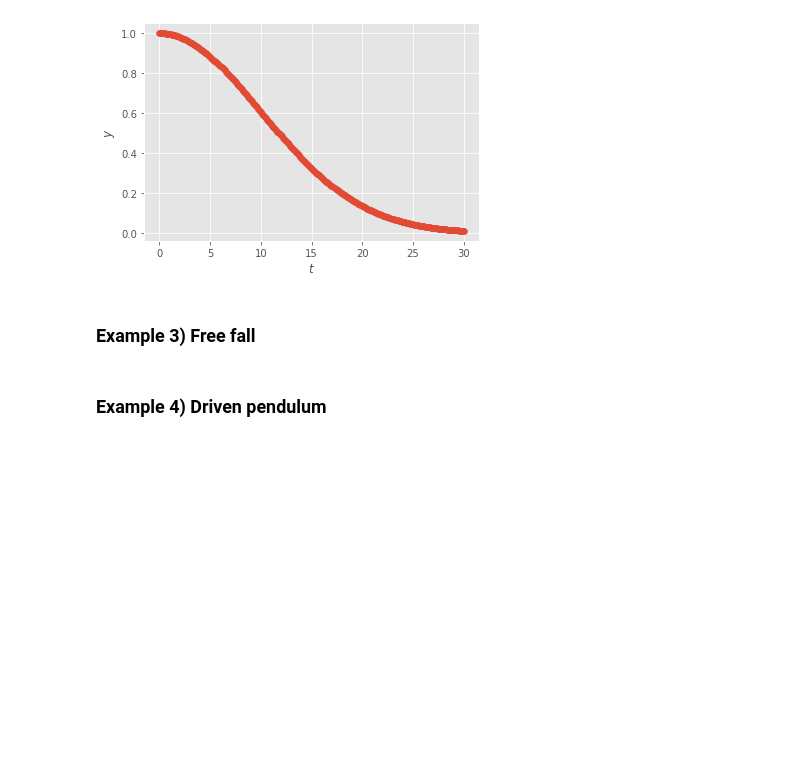
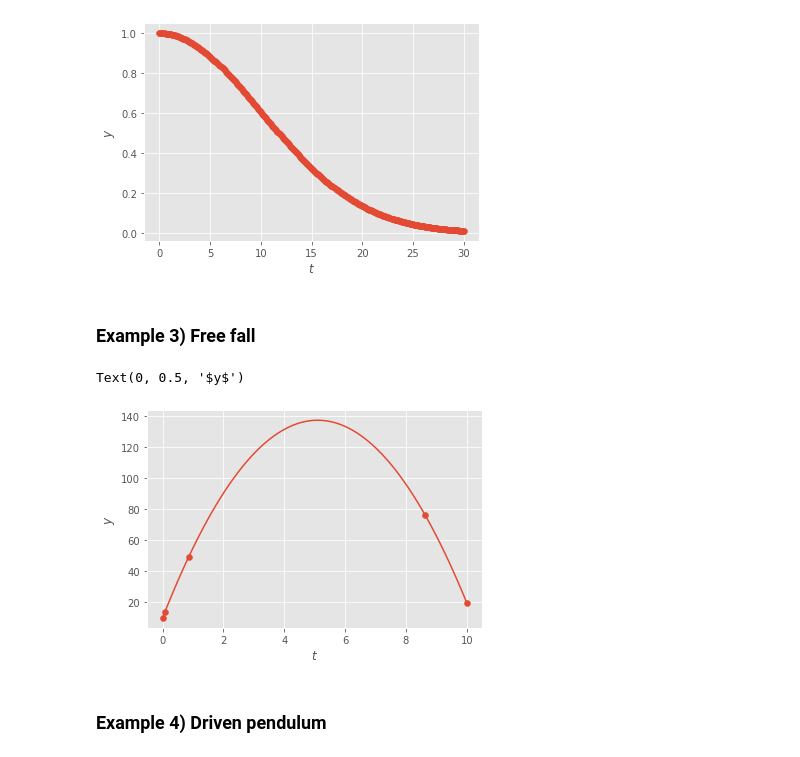
Before and after one commit to sandyherho/physComp, a Jupyter notebook: 05_diffEq/01.ipynb, the cells around one changed output. Saved outputs shown, nothing was run; the diff lists cells and outputs as text; code cells hidden in the pictures; blank space fills up the shorter version.

```diff
--- a/05_diffEq/01.ipynb
+++ b/05_diffEq/01.ipynb
@@ -450,6 +450,27 @@ Text(0, 0.5, '$y$')
 [figure]
 # %% [markdown]
 ### Example 3) Free fall
+# %%
+y0 = 10
+v0 = 50
+g = 9.81
+
+def f_ODE(t, y):
+    return y[1], -g
+
+solution_RK45 = integrate.solve_ivp(f_ODE, [0,10], [y0, v0], method='RK45')
+# %%
+test_t = np.linspace(0, 10, 101)
+test_y = -g/2 * test_t**2 + y10*test_t + y00
+# %%
+plt.plot(test_t, test_y)
+
+plt.scatter(solution_RK45.t, solution_RK45.y[0])
+plt.xlabel('$t$')
+plt.ylabel('$y$')
+# %% [output]
+Text(0, 0.5, '$y$')
+[figure, added]
 # %% [markdown]
 ### Example 4) Driven pendulum
 # %% [markdown]
```
